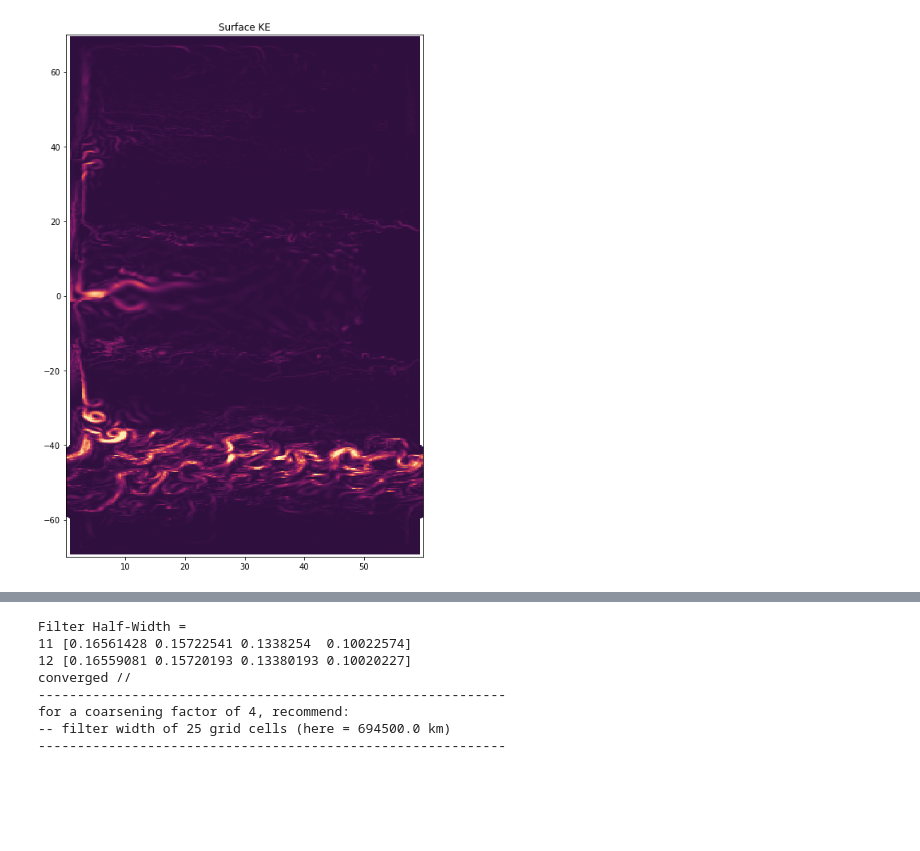
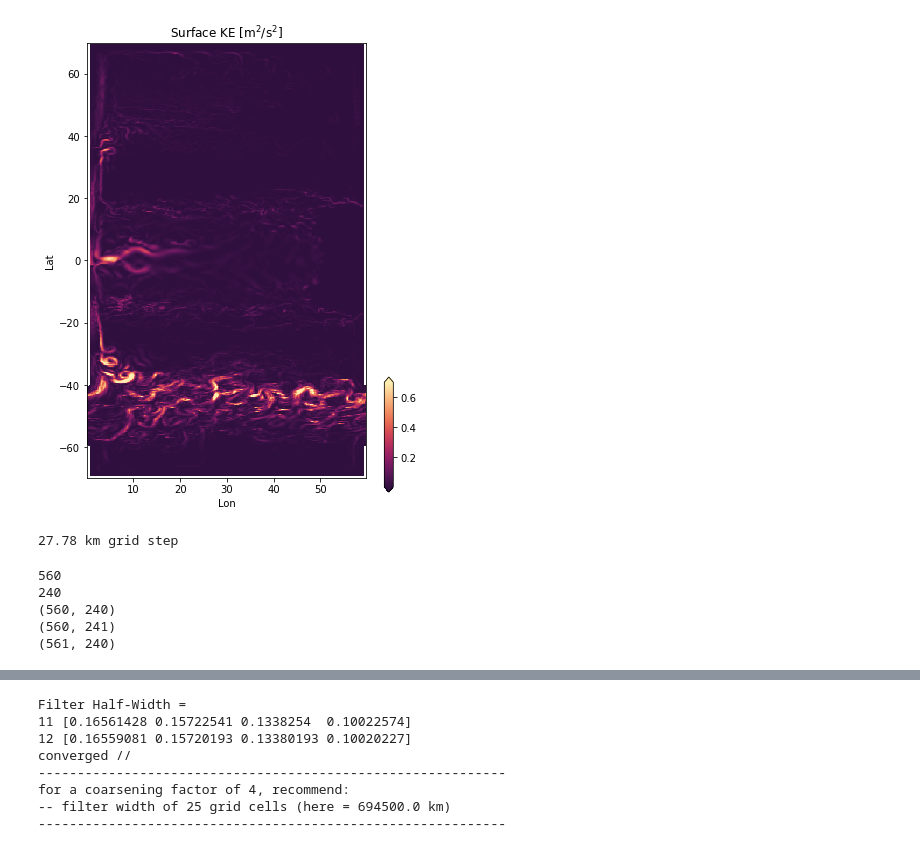
Before and after one commit to jakesteinberg/CPT, a Jupyter notebook: neverworld_snapshot.ipynb, the cells around one changed output, grey strips where cells are left out. Saved outputs shown, nothing was run; the diff lists cells and outputs as text; code cells hidden in the pictures; blank space fills up the shorter version.

```diff
--- a/neverworld_snapshot.ipynb
+++ b/neverworld_snapshot.ipynb
@@ -33,13 +34,18 @@ Data variables:
 # %%
 # sample plot of Surface KE
-f, ax = plt.subplots(1, 1, figsize=(8,12))
+f, ax = plt.subplots(1, 1, figsize=(5,8))
 levs = np.linspace(7*10**(-8), 7*10**(-1), 100)
-ax.pcolormesh(x1.xh, x1.yh, x1.KE.values[-1, 0], cmap = cmocean.cm.matter_r, \
+axp = ax.pcolormesh(x1.xh, x1.yh, x1.KE.values[-1, 0], cmap = cmocean.cm.matter_r, \
               zorder=0, vmin=levs[0], vmax=levs[-1])
-ax.set_title('Surface KE')
+ax.set_title('Surface KE [m$^2$/s$^2$]')
+ax.set_ylabel('Lat')
+ax.set_xlabel('Lon')
+cbpos = [0.95, 0.1, 0.025, 0.2]
+cax = f.add_axes(cbpos)
+cb = f.colorbar(axp, cax=cax, orientation='vertical', extend='both')
 plt.show()
 # %% [output]
-[figure, old version]
+[figure, new version]
 # %%
 # extract meridional slice and compute distance
 lat = x1.yh.values
@@ -61,13 +67,38 @@ dist = np.nan * np.ones(len(lat))
 dist_u = np.nan * np.ones(len(lat))
 dist[0] = 0
 dist_u[0] = 0
+# LAT (for each grid step in latitude, compute distance)
 for i in range(1, len(lat)):
     # dist[i] = Haversine(lat[0], lon_slice[0], lat[i], lon_slice[0])  # in km
     dx = 1852 * 60 * np.cos(np.deg2rad(lat[i])) * (lon_slice[0] - lon_slice[0])
     dy = 1852 * 60 * (lat[i] - lat[i - 1])
     dist[i] = np.sqrt(dx**2 + dy**2)
+# LON (at each latitude, compute distance in the zonal direction )
+dist_lon = np.zeros((len(lat), len(lon)))
+for l in range(len(lat)):
+    for i in range(1, len(lon)):
+        dx = 1852 * 60 * np.cos(np.deg2rad(lat[l])) * (lon[i] - lon[i - 1])
+        dy = 1852 * 60 * (lat[l] - lat[l])
+        dist_lon[l, i] = np.sqrt(dx**2 + dy**2)
+# separate velocity grid
 for i in range(1, len(lat)):
     dist_u[i] = Haversine(lat[0], lon_slice[0], lat[i], lon_slice[0])  # in km
 
 dist_sum = np.cumsum(dist)
+dist_lon_sum = np.cumsum(dist_lon, axis=1)
 # 1/4 degree model (no real need to turn into km)
+print(str((dist_sum[2] - dist_sum[1])/1000) + ' km grid step')
+# %% [output]
+27.78 km grid step
+# %%
+print(len(lat))
+print(len(lon))
+print(np.shape(x1.KE.values[t, 0, :, :]))
+print(np.shape(x1.u.values[t, 0, :, :]))
+print(np.shape(x1.v.values[t, 0, :, :]))
+# %% [output]
+560
+240
+(560, 240)
+(560, 241)
+(561, 240)
```
Also changed, not shown: parts of 26 cells of this notebook.
